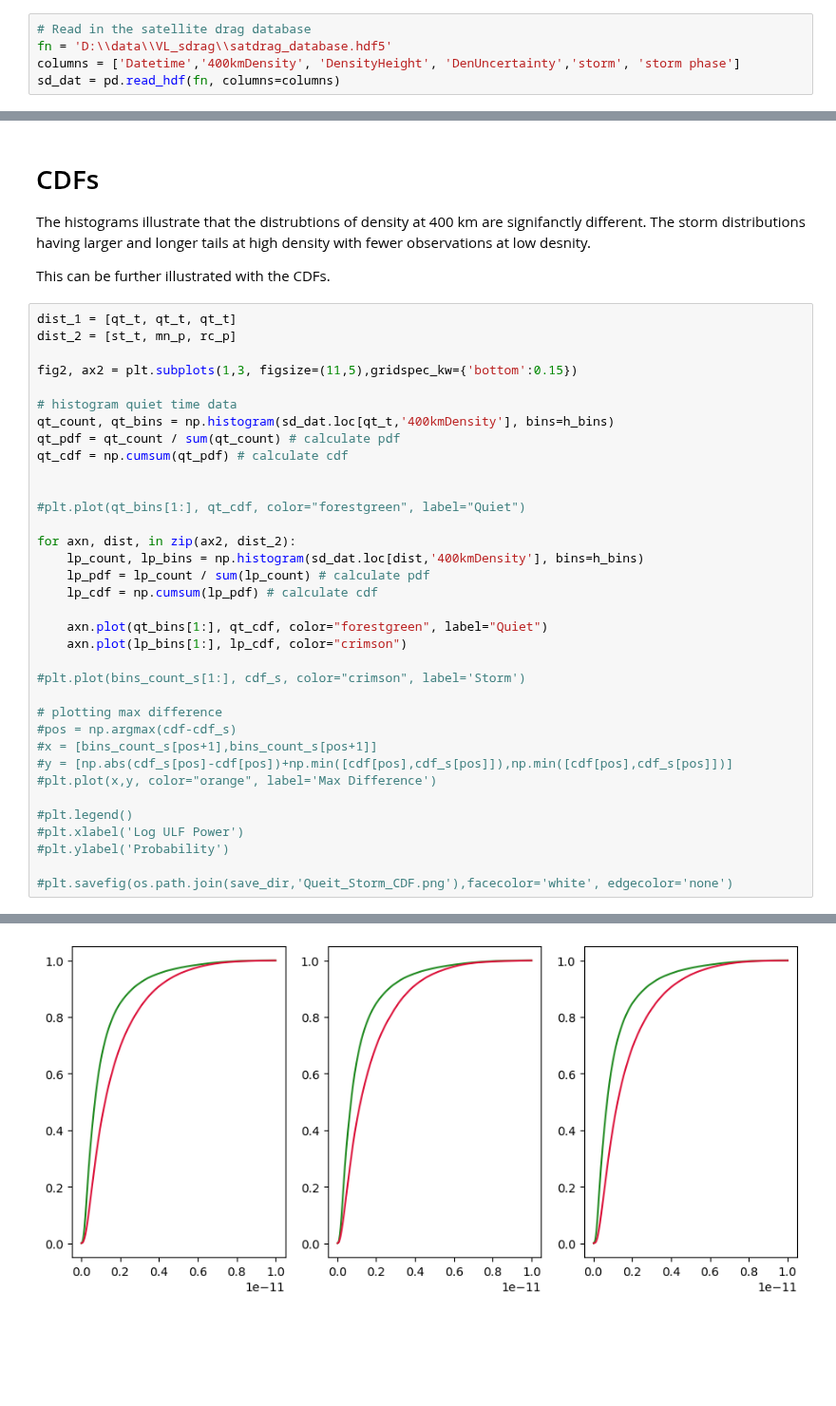
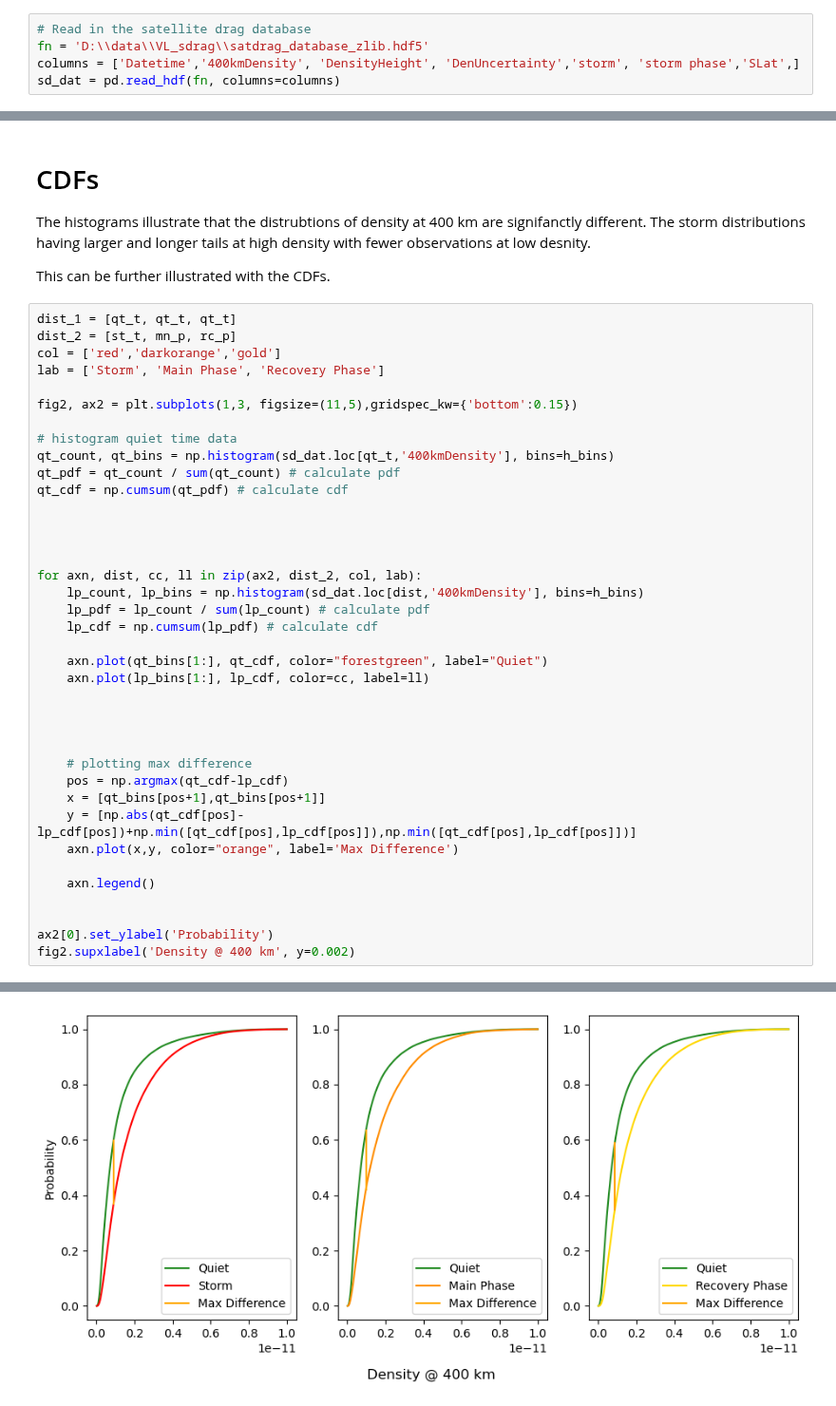
Before and after one commit to kylermurphy/SatDrag, a Jupyter notebook: Notebooks/Drag_KS_stat.ipynb, the cells around one changed output, grey strips where cells are left out. Shown at 95% size. Cells and saved outputs as stored; diff of their text form; blank space fills up the shorter version.

```diff
--- a/Notebooks/Drag_KS_stat.ipynb
+++ b/Notebooks/Drag_KS_stat.ipynb
@@ -74,8 +77,8 @@ from scipy import stats
 import matplotlib.pyplot as plt
 # %%
 # Read in the satellite drag database
-fn = 'D:\\data\\VL_sdrag\\satdrag_database.hdf5'
-columns = ['Datetime','400kmDensity', 'DensityHeight', 'DenUncertainty','storm', 'storm phase']
+fn = 'D:\\data\\VL_sdrag\\satdrag_database_zlib.hdf5'
+columns = ['Datetime','400kmDensity', 'DensityHeight', 'DenUncertainty','storm', 'storm phase','SLat',]
 sd_dat = pd.read_hdf(fn, columns=columns)
 # %%
 sd_dat.columns
@@ -200,6 +203,8 @@ This can be further illustrated with the CDFs.
 # %%
 dist_1 = [qt_t, qt_t, qt_t]
 dist_2 = [st_t, mn_p, rc_p]
+col = ['red','darkorange','gold']
+lab = ['Storm', 'Main Phase', 'Recovery Phase']
 
 fig2, ax2 = plt.subplots(1,3, figsize=(11,5),gridspec_kw={'bottom':0.15})
 
@@ -209,27 +214,28 @@ qt_pdf = qt_count / sum(qt_count) # calculate pdf
 qt_cdf = np.cumsum(qt_pdf) # calculate cdf
 
 
-#plt.plot(qt_bins[1:], qt_cdf, color="forestgreen", label="Quiet")
 
-for axn, dist, in zip(ax2, dist_2):
+
+for axn, dist, cc, ll in zip(ax2, dist_2, col, lab):
     lp_count, lp_bins = np.histogram(sd_dat.loc[dist,'400kmDensity'], bins=h_bins)
     lp_pdf = lp_count / sum(lp_count) # calculate pdf
     lp_cdf = np.cumsum(lp_pdf) # calculate cdf
 
     axn.plot(qt_bins[1:], qt_cdf, color="forestgreen", label="Quiet")
-    axn.plot(lp_bins[1:], lp_cdf, color="crimson")
+    axn.plot(lp_bins[1:], lp_cdf, color=cc, label=ll)
 
-#plt.plot(bins_count_s[1:], cdf_s, color="crimson", label='Storm')
 
-# plotting max difference
-#pos = np.argmax(cdf-cdf_s)
-#x = [bins_count_s[pos+1],bins_count_s[pos+1]]
-#y = [np.abs(cdf_s[pos]-cdf[pos])+np.min([cdf[pos],cdf_s[pos]]),np.min([cdf[pos],cdf_s[pos]])]
-#plt.plot(x,y, color="orange", label='Max Difference')
 
-#plt.legend()
-#plt.xlabel('Log ULF Power')
-#plt.ylabel('Probability')
 
-#plt.savefig(os.path.join(save_dir,'Queit_Storm_CDF.png'),facecolor='white', edgecolor='none')
+    # plotting max difference
+    pos = np.argmax(qt_cdf-lp_cdf)
+    x = [qt_bins[pos+1],qt_bins[pos+1]]
+    y = [np.abs(qt_cdf[pos]-lp_cdf[pos])+np.min([qt_cdf[pos],lp_cdf[pos]]),np.min([qt_cdf[pos],lp_cdf[pos]])]
+    axn.plot(x,y, color="orange", label='Max Difference')
+
+    axn.legend()
+
+
+ax2[0].set_ylabel('Probability')
+fig2.supxlabel('Density @ 400 km', y=0.002)
 # %% [output]
@@ -236 +243 @@ for axn, dist, in zip(ax2, dist_2):
-[figure, old version]
+[figure, new version]
```
Also changed, not shown: parts of 6 cells of this notebook, 3 other files.
